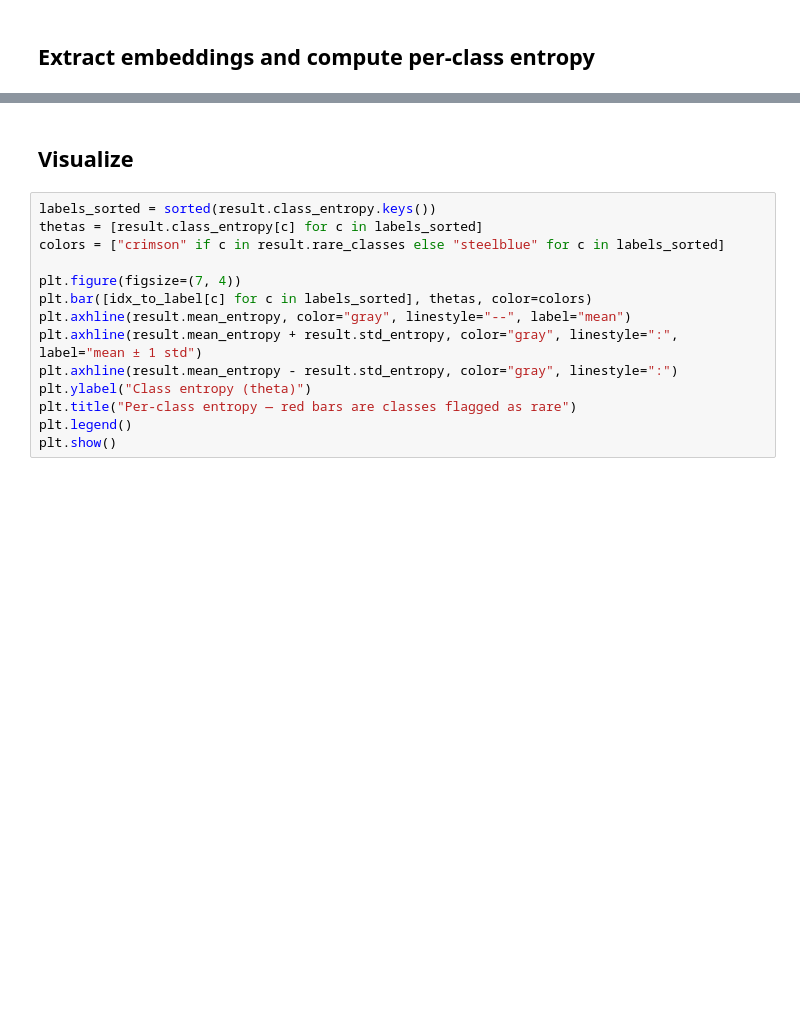
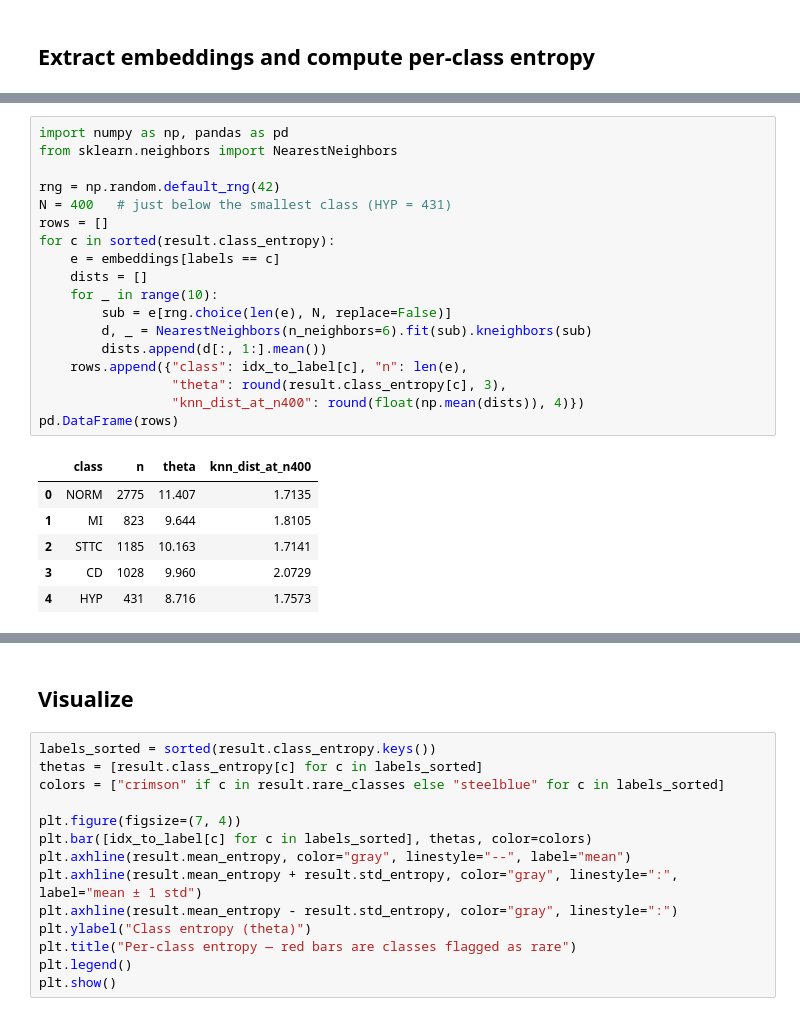
Before and after one commit to Sakina152/mm-dg-healthcare, a Jupyter notebook: notebooks/03_rare_class_identification.ipynb, the cells around one changed output, grey strips where cells are left out. Saved outputs shown, nothing was run; the diff lists cells and outputs as text; blank space fills up the shorter version.

```diff
--- a/notebooks/03_rare_class_identification.ipynb
+++ b/notebooks/03_rare_class_identification.ipynb
@@ -60,0 +122,25 @@ print(f"Rare classes (Definition 2 threshold = mean +/- 1 std): "
+# %%
+import numpy as np, pandas as pd
+from sklearn.neighbors import NearestNeighbors
+
+rng = np.random.default_rng(42)
+N = 400   # just below the smallest class (HYP = 431)
+rows = []
+for c in sorted(result.class_entropy):
+    e = embeddings[labels == c]
+    dists = []
+    for _ in range(10):
+        sub = e[rng.choice(len(e), N, replace=False)]
+        d, _ = NearestNeighbors(n_neighbors=6).fit(sub).kneighbors(sub)
+        dists.append(d[:, 1:].mean())
+    rows.append({"class": idx_to_label[c], "n": len(e),
+                 "theta": round(result.class_entropy[c], 3),
+                 "knn_dist_at_n400": round(float(np.mean(dists)), 4)})
+pd.DataFrame(rows)
+# %% [output]
+|  | class | n | theta | knn_dist_at_n400 |
+| 0 | NORM | 2775 | 11.407 | 1.7135 |
+| 1 | MI | 823 | 9.644 | 1.8105 |
+| 2 | STTC | 1185 | 10.163 | 1.7141 |
+| 3 | CD | 1028 | 9.960 | 2.0729 |
+| 4 | HYP | 431 | 8.716 | 1.7573 |
```
Also changed, not shown: parts of 13 cells of this notebook.
